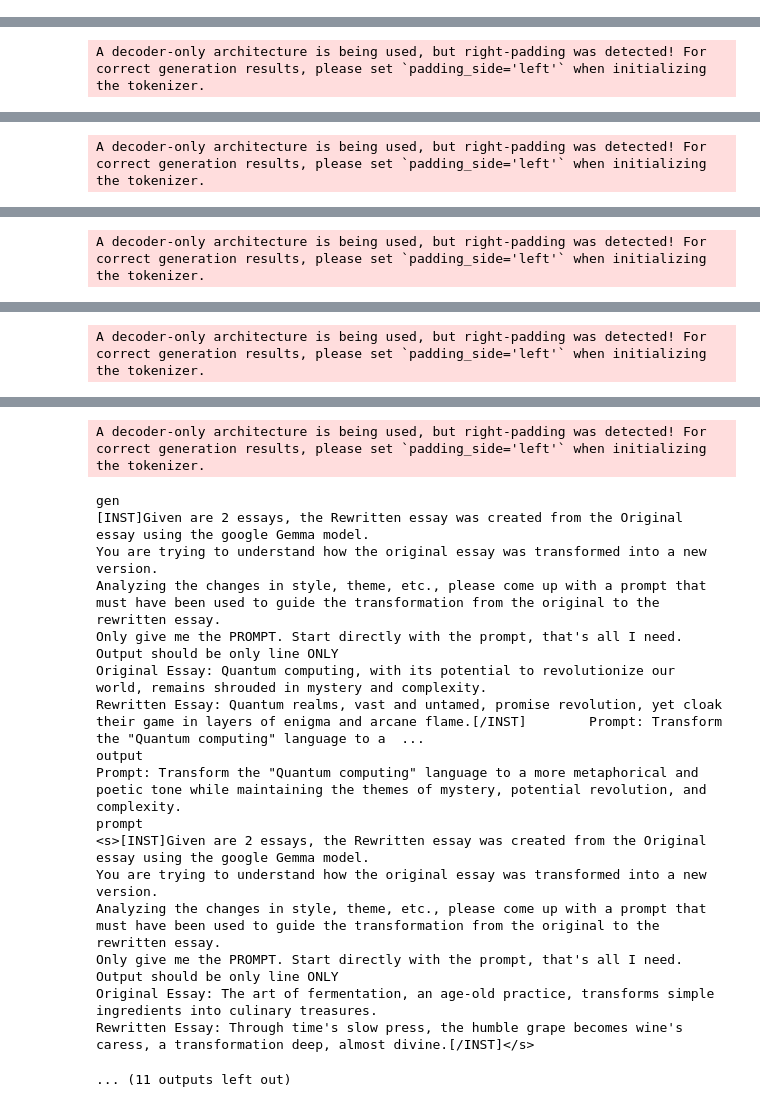
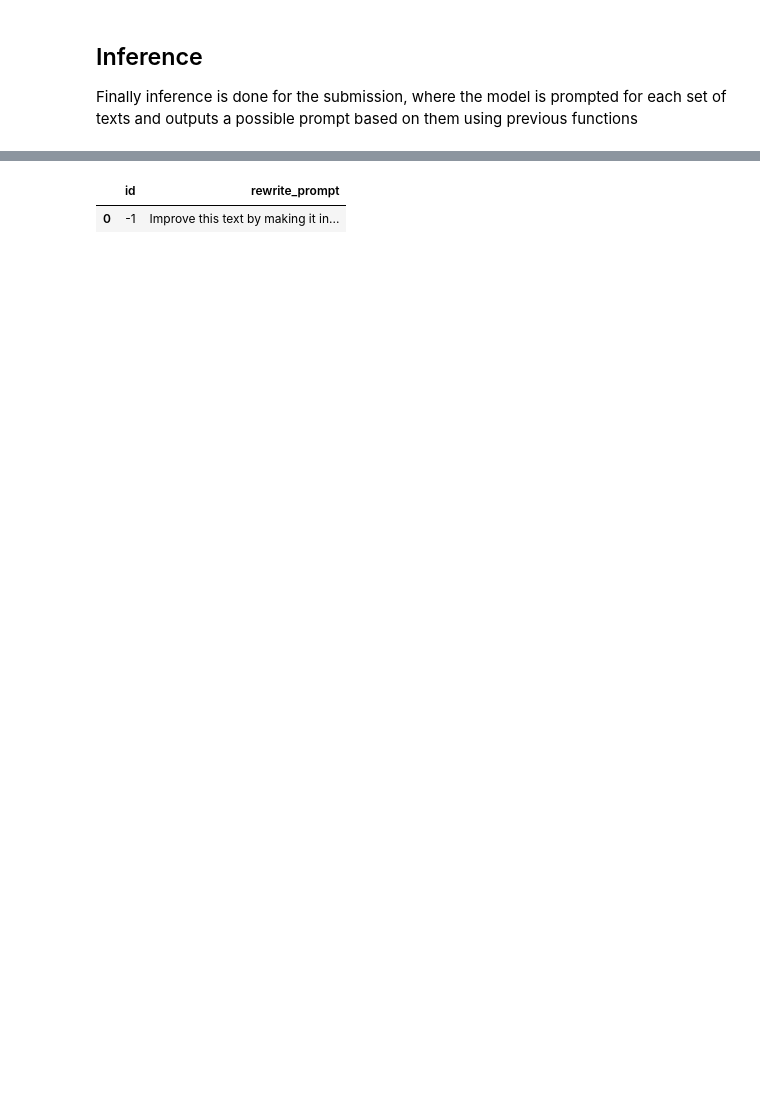
Before and after one commit to OliverSavolainen/LLM_Prompt_Recovery, a Jupyter notebook: Kaggle_Inference.ipynb, the cells around one changed output, grey strips where cells are left out. Cells and saved outputs as stored; diff of their text form; code cells hidden in the pictures; blank space fills up the shorter version.

```diff
--- a/Kaggle_Inference.ipynb
+++ b/Kaggle_Inference.ipynb
@@ -5,6 +9,6 @@ First, install the dependencies below to get started. As these features are avai
 # Click on "File + Add Input"
 # Search for the dataset named "llm-prompt-recovery"
 # Once you find it, click on "Add" to attach it to your Kernel
-ADAPTER_MODEL_PATH = '/kaggle/input/d/valentinalilova/llm-prompt-recovery'
-TEST_CSV_PATH = ADAPTER_MODEL_PATH + '/test_example.csv'
+ADAPTER_MODEL_PATH = '/kaggle/input/llm-prompt-recovery-80'
+TEST_CSV_PATH = '/kaggle/input/llm-prompt-recovery/test.csv'
 # %%
@@ -134,0 +150,22 @@ def generate_prompt(row):
+# %%
+#original text prefix
+orig_prefix = "Original Text:"
+
+#mistral "response"
+llm_response_for_rewrite = "Provide the new text and I will tell you what new element was added or change in tone was made to improve it - with no references to the original.  I will avoid mentioning names of characters.  It is crucial no person, place or thing from the original text be mentioned.  For example - I will not say things like 'change the puppet show into a book report' - I would just say 'improve this text into a book report'.  If the original text mentions a specific idea, person, place, or thing - I will not mention it in my answer.  For example if there is a 'dog' or 'office' in the original text - the word 'dog' or 'office' must not be in my response.  My answer will be a single sentence."
+
+#modified text prefix
+rewrite_prefix = "Re-written Text:"
+
+#provided as start of Mistral response (anything after this is used as the prompt)
+#providing this as the start of the response helps keep things relevant
+response_start = "The request was: "
+
+#added after response_start to prime mistral
+#"Improve this" or "Improve this text" resulted in non-answers.
+#"Improve this text by" seems to product good results
+response_prefix = "Improve this text by"
+
+#well-scoring baseline text
+#thanks to: https://www.kaggle.com/code/rdxsun/lb-0-61
+base_line = 'Refine the following passage by emulating the writing style of [insert desired style here], with a focus on enhancing its clarity, elegance, and overall impact. Preserve the essence and original meaning of the text, while meticulously adjusting its tone, vocabulary, and stylistic elements to resonate with the chosen style.Please improve the following text using the writing style of, maintaining the original meaning but altering the tone, diction, and stylistic elements to match the new style.Enhance the clarity, elegance, and impact of the following text by adopting the writing style of , ensuring the core message remains intact while transforming the tone, word choice, and stylistic features to align with the specified style.'
@@ -165,9 +343,15 @@ def get_completion(prompt) -> str:
+# %% [markdown]
+## Inference
+Finally inference is done for the submission, where the model is prompted for each set of texts and outputs a possible prompt based on them using previous functions
 # %%
-# test_df = pd.read_csv("/kaggle/input/llm-prompt-recovery/test.csv")
-test_df = pd.read_csv(TEST_CSV_PATH)
-test_df['prompt'] = test_df.apply(lambda row: create_prompt(row['original_text'], row['rewritten_text']), axis=1)
-test_df['prompt'] = test_df.apply(generate_prompt, axis=1)
-test_df['rewrite_prompt'] = test_df.apply(lambda row: get_completion(row['prompt']), axis=1)
+test_df = pd.read_csv("/kaggle/input/llm-prompt-recovery/test.csv")
+adject =[]
+for index, row in test_df.iterrows():
+        result = get_prompt(row['original_text'], row['rewritten_text'])
+        result  = remove_special_characters(result)
+        print(result)
+        test_df.at[index, 'rewrite_prompt'] =  result
+
 test_df = test_df[['id', 'rewrite_prompt']]
 test_df
 # %% [output]
@@ -183 +362,0 @@ Rewritten Essay: Here is your shanty: (Verse 1) The text is rewritten, the LLM h
-A decoder-only architecture is being used, but right-padding was detected! For correct generation results, please set `padding_side='left'` when initializing the tokenizer.
@@ -202 +362,0 @@ Rewritten Essay: Behold the cosmic ballet: Where particles tiny, in intricate pl
-A decoder-only architecture is being used, but right-padding was detected! For correct generation results, please set `padding_side='left'` when initializing the tokenizer.
@@ -221 +362,0 @@ Rewritten Essay: Like dunes under the desert sun, economic beliefs shift, morph,
-A decoder-only architecture is being used, but right-padding was detected! For correct generation results, please set `padding_side='left'` when initializing the tokenizer.
@@ -240 +362,0 @@ Rewritten Essay: In halls of whispers, bound by dust, the library's tomes echo m
-A decoder-only architecture is being used, but right-padding was detected! For correct generation results, please set `padding_side='left'` when initializing the tokenizer.
@@ -259,22 +363,4 @@ Rewritten Essay: Quantum realms, vast and untamed, promise revolution, yet cloak
-A decoder-only architecture is being used, but right-padding was detected! For correct generation results, please set `padding_side='left'` when initializing the tokenizer.
-gen
-[INST]Given are 2 essays, the Rewritten essay was created from the Original essay using the google Gemma model.
-You are trying to understand how the original essay was transformed into a new version.
-Analyzing the changes in style, theme, etc., please come up with a prompt that must have been used to guide the transformation from the original to the rewritten essay.
-Only give me the PROMPT. Start directly with the prompt, that's all I need.
-Output should be only line ONLY
-Original Essay: Quantum computing, with its potential to revolutionize our world, remains shrouded in mystery and complexity.
-Rewritten Essay: Quantum realms, vast and untamed, promise revolution, yet cloak their game in layers of enigma and arcane flame.[/INST]        Prompt: Transform the "Quantum computing" language to a  ...
-output
-Prompt: Transform the "Quantum computing" language to a more metaphorical and poetic tone while maintaining the themes of mystery, potential revolution, and complexity.
-prompt
-<s>[INST]Given are 2 essays, the Rewritten essay was created from the Original essay using the google Gemma model.
-You are trying to understand how the original essay was transformed into a new version.
-Analyzing the changes in style, theme, etc., please come up with a prompt that must have been used to guide the transformation from the original to the rewritten essay.
-Only give me the PROMPT. Start directly with the prompt, that's all I need.
-Output should be only line ONLY
-Original Essay: The art of fermentation, an age-old practice, transforms simple ingredients into culinary treasures.
-Rewritten Essay: Through time's slow press, the humble grape becomes wine's caress, a transformation deep, almost divine.[/INST]</s>
-... (11 outputs left out)
+|  | id | rewrite_prompt |
+| 0 | -1 | Improve this text by making it in... |
 # %%
 test_df.to_csv('submission.csv', index=False)
```
Also changed, not shown: parts of 18 cells of this notebook, 4 other files.
